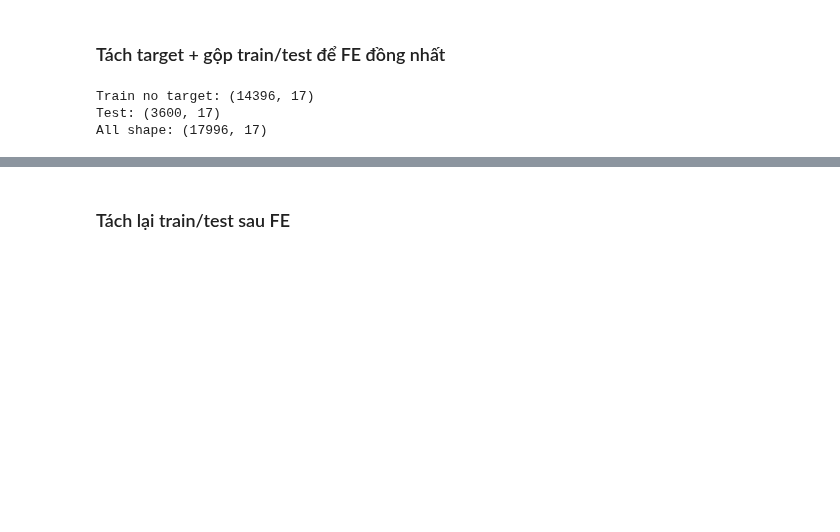
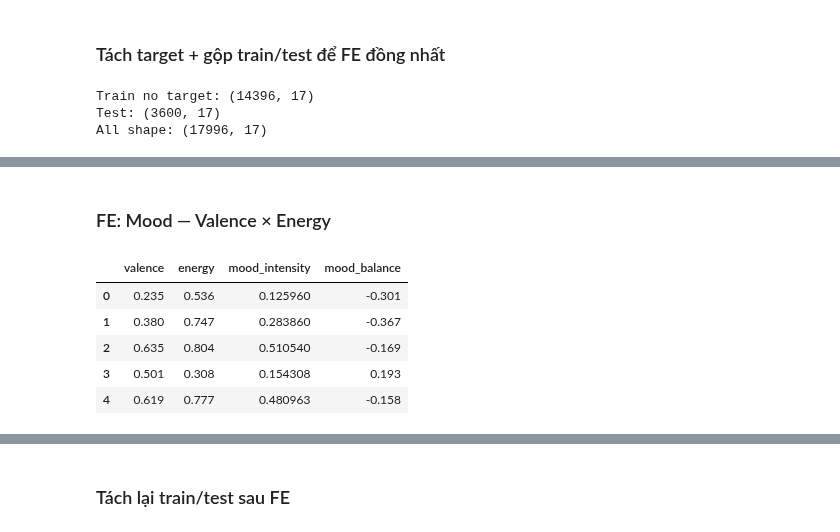
Before and after one commit to bibo0610/sgu25_ml_group, a Jupyter notebook: preprocessing/feature_engineering.ipynb, the cells around one changed output, grey strips where cells are left out. Drawn from its saved outputs; the diff is of its cells as text; code cells hidden in the pictures; blank space fills up the shorter version.

```diff
--- a/preprocessing/feature_engineering.ipynb
+++ b/preprocessing/feature_engineering.ipynb
@@ -74,0 +107,7 @@ FE ...
+# %%
+# Tỉ lệ và interaction của energy/loudness
+if "energy" in all_df.columns and "loudness" in all_df.columns:
+    all_df["energy_loudness_ratio"] = all_df["energy"] / (all_df["loudness"] + 1e-5)
+    all_df["energy_loudness_diff"]  = all_df["energy"] - all_df["loudness"]
+
+display(all_df[["energy", "loudness", "energy_loudness_ratio"]].head())
@@ -74,0 +123,5 @@ FE ...
+# %%
+if "danceability" in all_df.columns and "energy" in all_df.columns:
+    all_df["dance_energy"] = all_df["danceability"] * all_df["energy"]
+
+display(all_df[["danceability", "energy", "dance_energy"]].head())
@@ -74,0 +135,15 @@ FE ...
+# %% [markdown]
+### FE: Mood — Valence × Energy
+# %%
+if all(c in all_df.columns for c in ["valence","energy"]):
+    all_df["mood_intensity"] = all_df["valence"] * all_df["energy"]
+    all_df["mood_balance"]   = all_df["valence"] - all_df["energy"]
+
+display(all_df[["valence","energy","mood_intensity","mood_balance"]].head())
+# %% [output]
+|  | valence | energy | mood_intensity | mood_balance |
+| 0 | 0.235 | 0.536 | 0.125960 | -0.301 |
+| 1 | 0.380 | 0.747 | 0.283860 | -0.367 |
+| 2 | 0.635 | 0.804 | 0.510540 | -0.169 |
+| 3 | 0.501 | 0.308 | 0.154308 | 0.193 |
+| 4 | 0.619 | 0.777 | 0.480963 | -0.158 |
```
Also changed, not shown: parts of 18 cells of this notebook, 2 other files.
